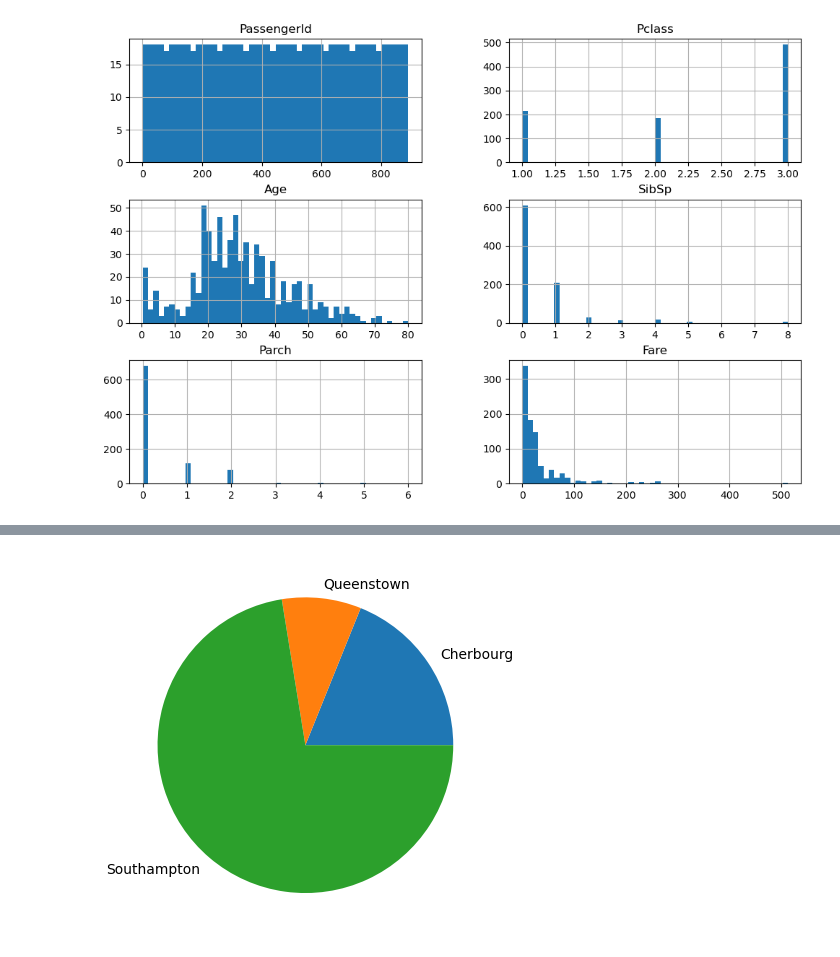
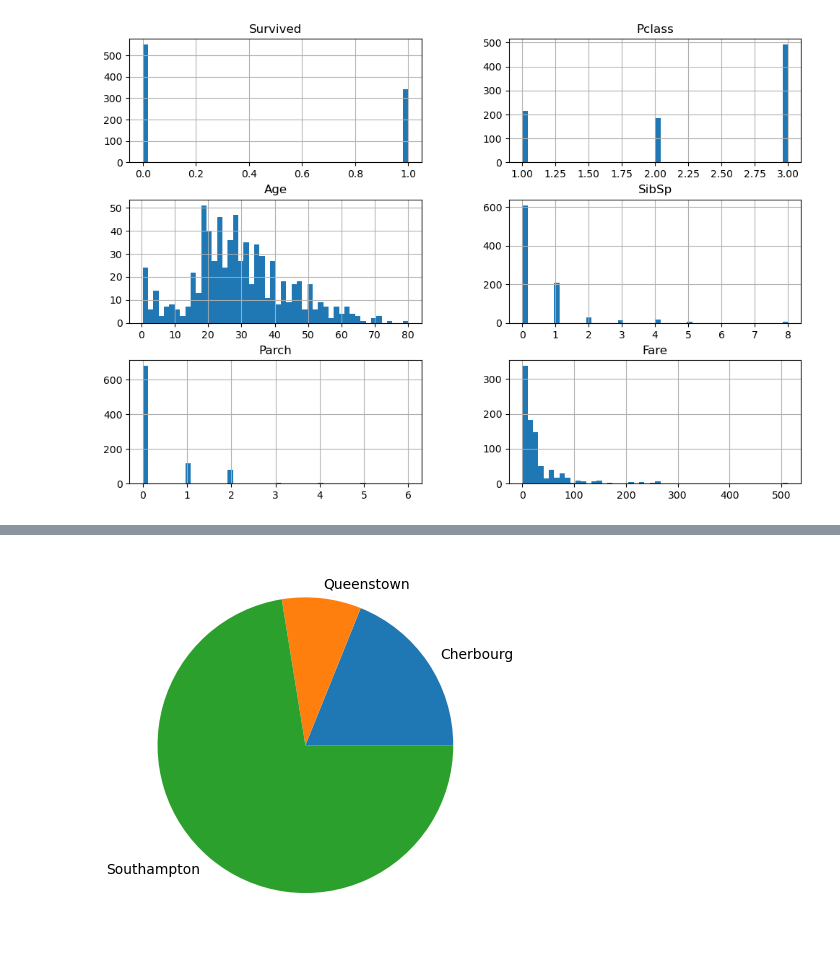
Before and after one commit to hoipranav/ML-Projects, a Jupyter notebook: Titanic Survival Prediction/Model_built.ipynb, the cells around one changed output, grey strips where cells are left out. Cells and saved outputs as stored; diff of their text form; code cells hidden in the pictures.

Commit message:
Add Train Model

```diff
--- a/Titanic Survival Prediction/Model_built.ipynb
+++ b/Titanic Survival Prediction/Model_built.ipynb
@@ -31,2 +29,2 @@ train_labels = titanic_data["Survived"].copy()
 # %%
-train_set = titanic_data.drop("Survived", axis=1)
+titanic_data.drop("PassengerId", axis=1, inplace=True)
@@ -57,5 +31,5 @@ Name: Survived, Length: 891, dtype: int64
 # %%
-train_set.hist(bins=50, figsize=(12, 8))
+titanic_data.hist(bins=50, figsize=(12, 8))
 plt.show()
 # %% [output]
-[figure, old version]
+[figure, new version]
```
Also changed, not shown: parts of 63 cells of this notebook.
